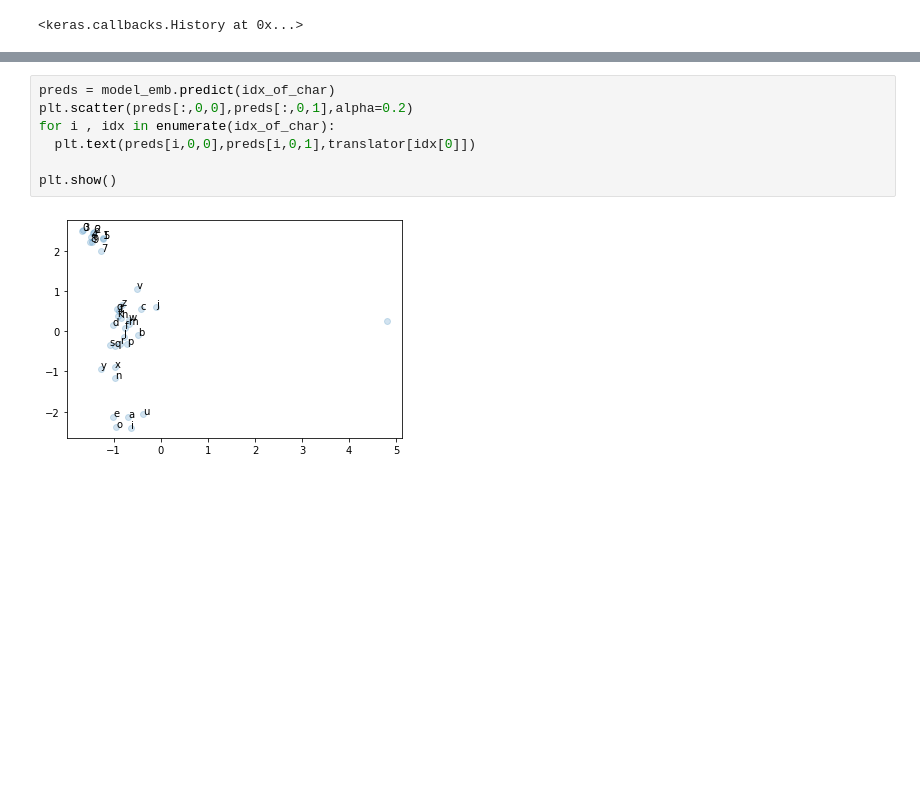
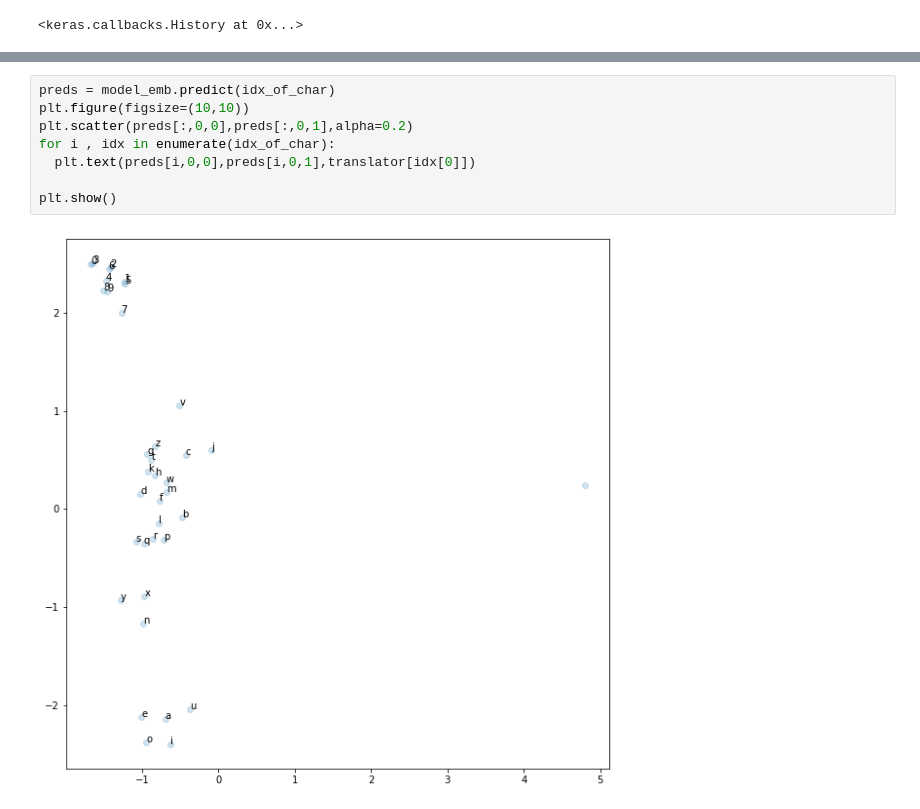
Before and after one commit to bhanu0925/NLP, a Jupyter notebook: NLP_LetterEmbedding.ipynb, the cells around one changed output, grey strips where cells are left out. Cells and saved outputs as stored; diff of their text form; blank space fills up the shorter version.

```diff
--- a/NLP_LetterEmbedding.ipynb
+++ b/NLP_LetterEmbedding.ipynb
@@ -349,9 +350,10 @@ plt.show()
 # %%
 preds = model_emb.predict(idx_of_char)
+plt.figure(figsize=(10,10))
 plt.scatter(preds[:,0,0],preds[:,0,1],alpha=0.2)
 for i , idx in enumerate(idx_of_char):
   plt.text(preds[i,0,0],preds[i,0,1],translator[idx[0]])
 
 plt.show()
 # %% [output]
-[figure, old version]
+[figure, new version]
```
Also changed, not shown: parts of 1 cell of this notebook.
